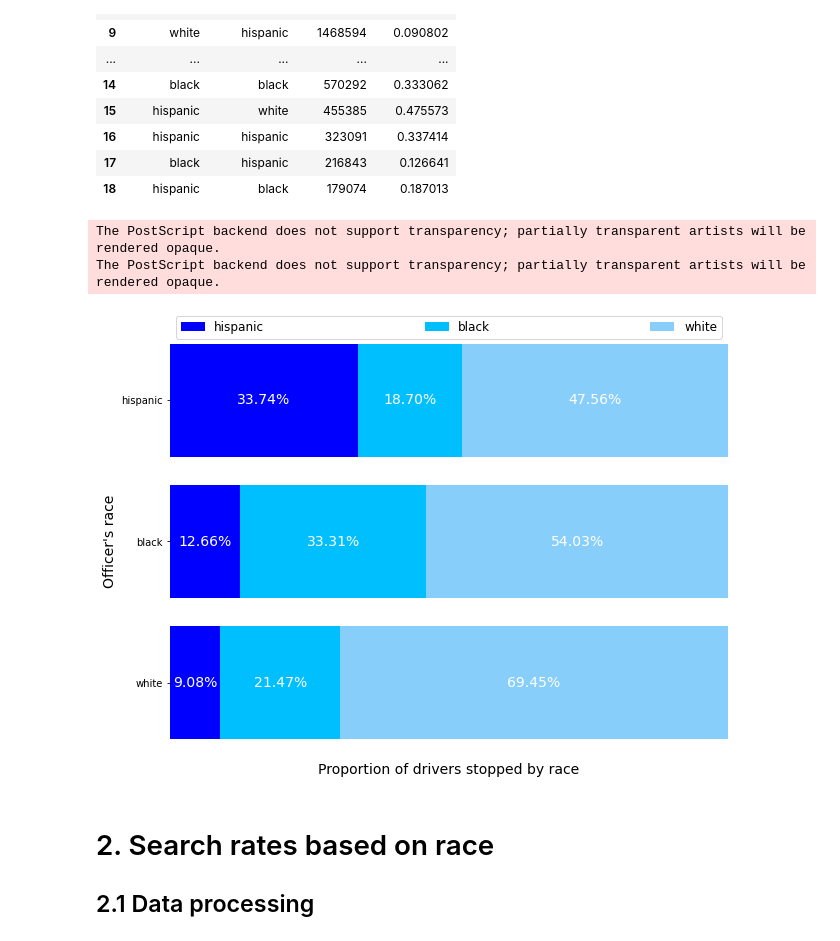
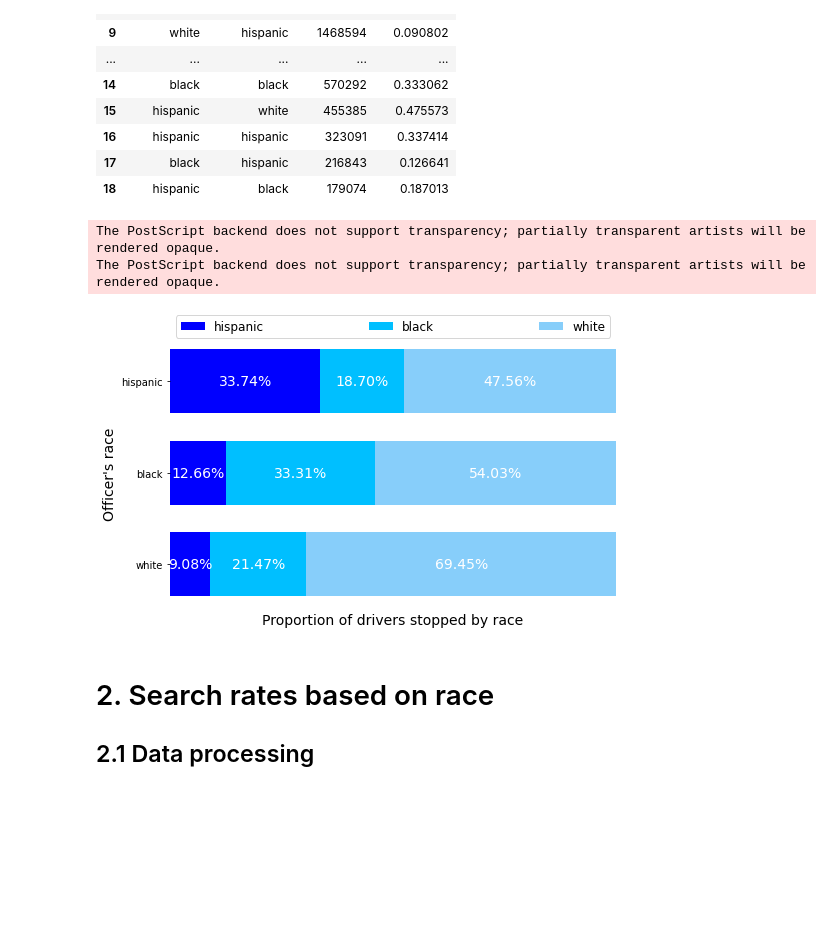
Before and after one commit to epfl-ada/ada-2020-project-milestone-p3-p3_adahn, a Jupyter notebook: analysis.ipynb, the cells around one changed output. Drawn from its saved outputs; the diff is of its cells as text; code cells hidden in the pictures; blank space fills up the shorter version.

Commit message:
changed figsize

```diff
--- a/analysis.ipynb
+++ b/analysis.ipynb
@@ -175,41 +181,41 @@ stat.head(50)
 | 18 | hispanic | black | 179074 | 0.187013 |
 # %%
 # Initialize the matplotlib figure
-f, ax = plt.subplots(figsize=(10, 8))
+f, ax = plt.subplots(figsize=(8, 5))
 
 # Params for the plot aspect
 colors = ["lightskyblue", 'deepskyblue', 'blue']
 
 # Compute the left offset for each race
 for race in races:
     left = 1
     for race2 in races:
         left = left - stat.loc[(stat['officer_race']==race) & (stat['subject_race']==race2), 'proportions'].to_numpy()[0]
         stat.loc[(stat['officer_race']==race) & (stat['subject_race']==race2), 'left'] = left
 
 # Plot the barplot
 for i in range(len(races)):
     df = stat[(stat['officer_race']!='all') & (stat['subject_race']==races[i])]
-    ax.barh(df["officer_race"], df["proportions"], left=df["left"], label=races[i], color=colors[i])
+    ax.barh(df["officer_race"], df["proportions"], left=df["left"], height=0.7, label=races[i], color=colors[i])
 
     # Add values to the figure
     for row in df.iterrows():
         value = row[1]["proportions"]
         xcenter = row[1]["left"] + value/2
         ax.text(xcenter, row[1]['officer_race'], "{:.2f}".format(value* 100)+"%", ha='center', va='center', color="white", fontsize=14)
 
 # Add a legend and informative axis label
 handles, labels = ax.get_legend_handles_labels()
-ax.legend(handles[::-1], labels[::-1], mode="expand", frameon=True, loc='upper center', ncol=3, bbox_to_anchor=(0., 0.93, 1., .102),fontsize=12)
+ax.legend(handles[::-1], labels[::-1], mode="expand", frameon=True, loc='upper center', ncol=3, bbox_to_anchor=(0., 1, 1., .102),fontsize=12)
 ax.set(xlim=(0, 1), xticks=[])
 ax.set_xlabel(xlabel="Proportion of drivers stopped by race",fontsize=14)
 ax.set_ylabel(ylabel="Officer's race",fontsize=14)
 sns.despine(left=True, bottom=True)
-f.savefig("figs/stopped_proportions", format="eps")
+f.savefig("figs/stopped_proportions.eps")
 # %% [output]
 The PostScript backend does not support transparency; partially transparent artists will be rendered opaque.
 The PostScript backend does not support transparency; partially transparent artists will be rendered opaque.
-[figure, old version]
+[figure, new version]
 # %% [markdown]
 # 2. Search rates based on race
 
```
Also changed, not shown: parts of 17 cells of this notebook.
